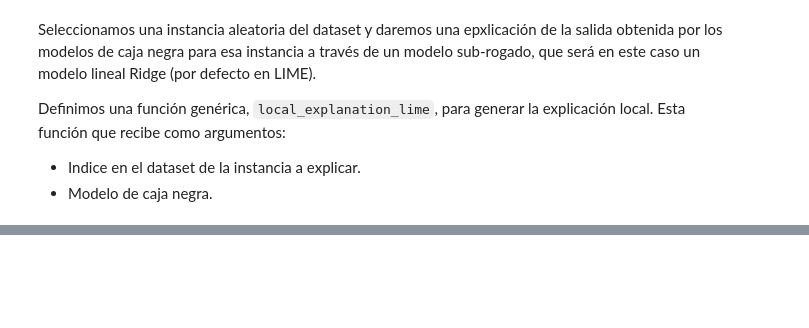
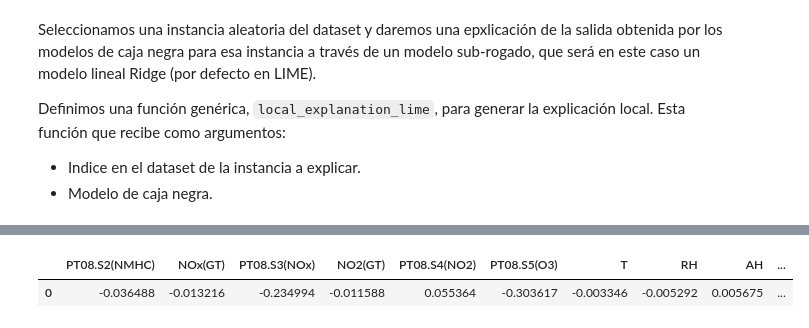
Before and after one commit to salvadeharo10/C_BIO, a Jupyter notebook: AirQualityRandomForest.ipynb, the cells around one changed output, grey strips where cells are left out. Cells and saved outputs as stored; diff of their text form; code cells hidden in the pictures; blank space fills up the shorter version.

```diff
--- a/AirQualityRandomForest.ipynb
+++ b/AirQualityRandomForest.ipynb
@@ -552,15 +550,26 @@ Definimos una función genérica, `local_explanation_lime`, para generar la expl
 - Indice en el dataset de la instancia a explicar.
 - Modelo de caja negra.
 # %%
-def local_explanation_lime(index_instance:int, blackBoxModel):
-    assert index_instance >= X.shape[0] or index_instance < 0, "Index out of bounds"
+def local_explanation_lime(index_instance: int, blackBoxModel):
+    # Validar que el índice esté en el rango correcto
+    assert 0 <= index_instance < X.shape[0], "Index out of bounds"
 
-    exp = explainer.explain_instance(X.values[index_instance], #la instancia a explicar
-                                 blackBoxModel.predict,
-                                 num_features=X.shape[1] #numero de features de las cuales va a dar explicación
-                                 )
+    # Generar la explicación para la instancia dada
+    exp = explainer.explain_instance(
+        X.loc[index_instance].values,  # Instancia a explicar
+        blackBoxModel.predict,
+        num_features=X.shape[1]  # Número de características a incluir en la explicación
+    )
 
+    # Mostrar la explicación en Jupyter Notebook
     exp.show_in_notebook(show_all=False)
+
+    # Obtener e imprimir los coeficientes de la explicación local
+    explainer_list = exp.as_map()[1]
+    explainer_list = sorted(explainer_list, key=lambda x: x[0])
+    feature_importance = [x[1] for x in explainer_list]
+
+    return feature_importance  # Opcionalmente, devolver la lista
 # %%
 # Cargar el modelo guardado en otro momento
 model_rf = joblib.load("/content/MLEX-Practicas/training_models/random_forest_model.pkl")
@@ -573,0 +584,3 @@ AssertionError: Index out of bounds
+# %%
+# Generar la explicación para esa instancia
+lime_weights = pd.DataFrame(local_explanation_lime(indice_aleatorio, model_rf)).T
@@ -573,0 +595,6 @@ AssertionError: Index out of bounds
+# %%
+lime_weights.columns = X.columns
+lime_weights
+# %% [output]
+|  | PT08.S2(NMHC) | NOx(GT) | PT08.S3(NOx) | NO2(GT) | PT08.S4(NO2) | PT08.S5(O3) | T | RH | AH | ... |
+| 0 | -0.036488 | -0.013216 | -0.234994 | -0.011588 | 0.055364 | -0.303617 | -0.003346 | -0.005292 | 0.005675 | ... |
```
Also changed, not shown: parts of 15 cells of this notebook.
